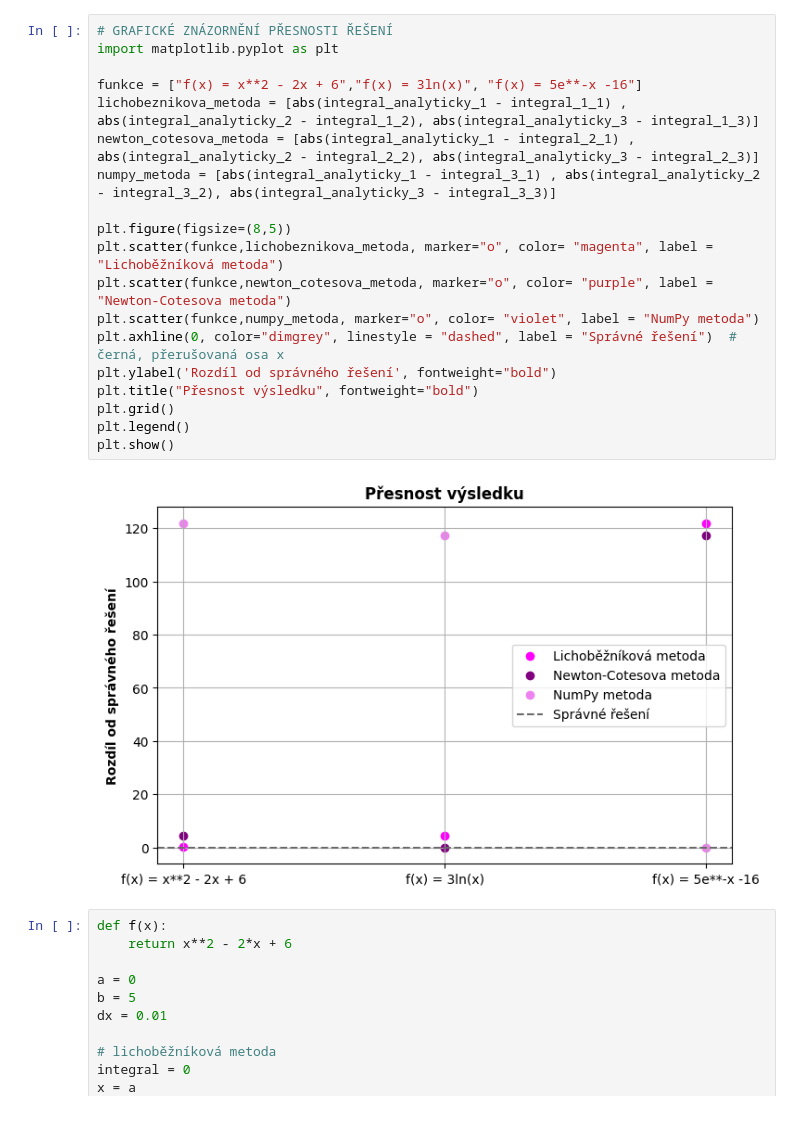
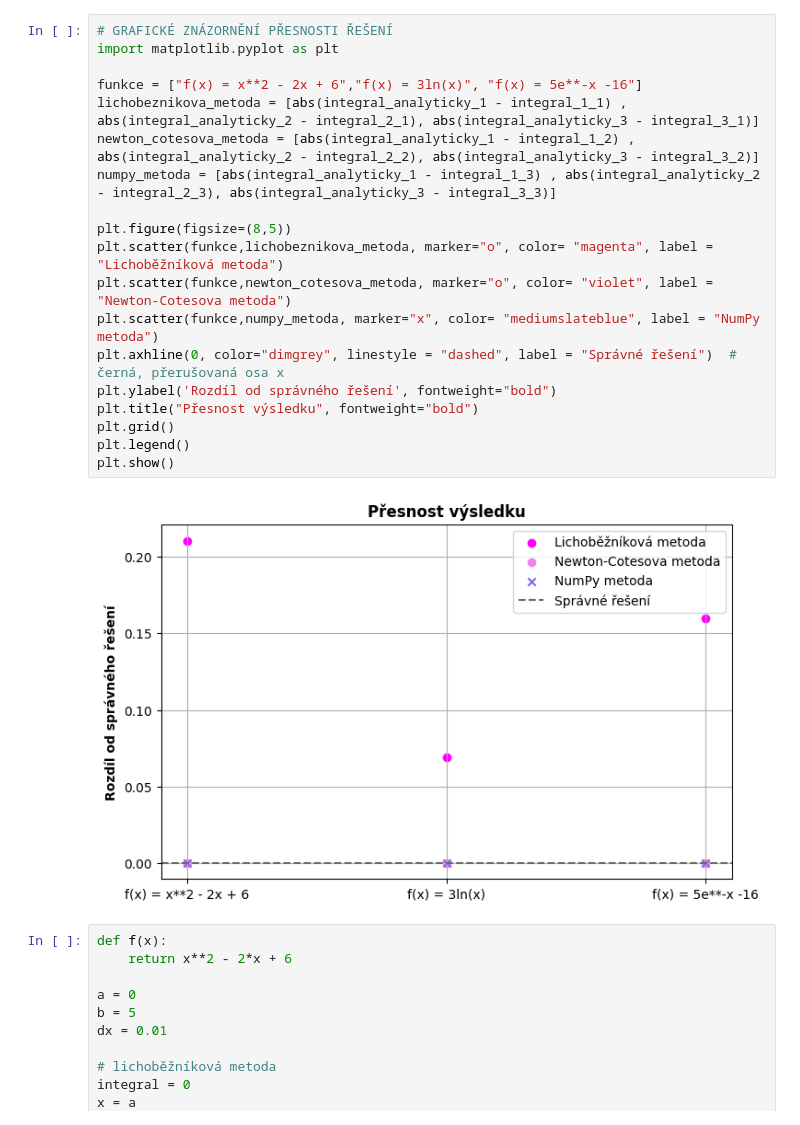
Before and after one commit to majdakleckerova/msw-zapoctovy-dokument, a Jupyter notebook: 9-integrace_funkce.ipynb, the cells around one changed output. Drawn from its saved outputs; the diff is of its cells as text.

```diff
--- a/9-integrace_funkce.ipynb
+++ b/9-integrace_funkce.ipynb
@@ -1,24 +1,24 @@
 # %%
 # GRAFICKÉ ZNÁZORNĚNÍ PŘESNOSTI ŘEŠENÍ
 import matplotlib.pyplot as plt
 
 funkce = ["f(x) = x**2 - 2x + 6","f(x) = 3ln(x)", "f(x) = 5e**-x -16"]
-lichobeznikova_metoda = [abs(integral_analyticky_1 - integral_1_1) , abs(integral_analyticky_2 - integral_1_2), abs(integral_analyticky_3 - integral_1_3)]
-newton_cotesova_metoda = [abs(integral_analyticky_1 - integral_2_1) , abs(integral_analyticky_2 - integral_2_2), abs(integral_analyticky_3 - integral_2_3)]
-numpy_metoda = [abs(integral_analyticky_1 - integral_3_1) , abs(integral_analyticky_2 - integral_3_2), abs(integral_analyticky_3 - integral_3_3)]
+lichobeznikova_metoda = [abs(integral_analyticky_1 - integral_1_1) , abs(integral_analyticky_2 - integral_2_1), abs(integral_analyticky_3 - integral_3_1)]
+newton_cotesova_metoda = [abs(integral_analyticky_1 - integral_1_2) , abs(integral_analyticky_2 - integral_2_2), abs(integral_analyticky_3 - integral_3_2)]
+numpy_metoda = [abs(integral_analyticky_1 - integral_1_3) , abs(integral_analyticky_2 - integral_2_3), abs(integral_analyticky_3 - integral_3_3)]
 
 plt.figure(figsize=(8,5))
 plt.scatter(funkce,lichobeznikova_metoda, marker="o", color= "magenta", label = "Lichoběžníková metoda")
-plt.scatter(funkce,newton_cotesova_metoda, marker="o", color= "purple", label = "Newton-Cotesova metoda")
-plt.scatter(funkce,numpy_metoda, marker="o", color= "violet", label = "NumPy metoda")
+plt.scatter(funkce,newton_cotesova_metoda, marker="o", color= "violet", label = "Newton-Cotesova metoda")
+plt.scatter(funkce,numpy_metoda, marker="x", color= "mediumslateblue", label = "NumPy metoda")
 plt.axhline(0, color="dimgrey", linestyle = "dashed", label = "Správné řešení")  # černá, přerušovaná osa x
 plt.ylabel('Rozdíl od správného řešení', fontweight="bold")
 plt.title("Přesnost výsledku", fontweight="bold")
 plt.grid()
 plt.legend()
 plt.show()
 # %% [output]
-[figure, old version]
+[figure, new version]
 # %%
 def f(x):
     return x**2 - 2*x + 6
```
